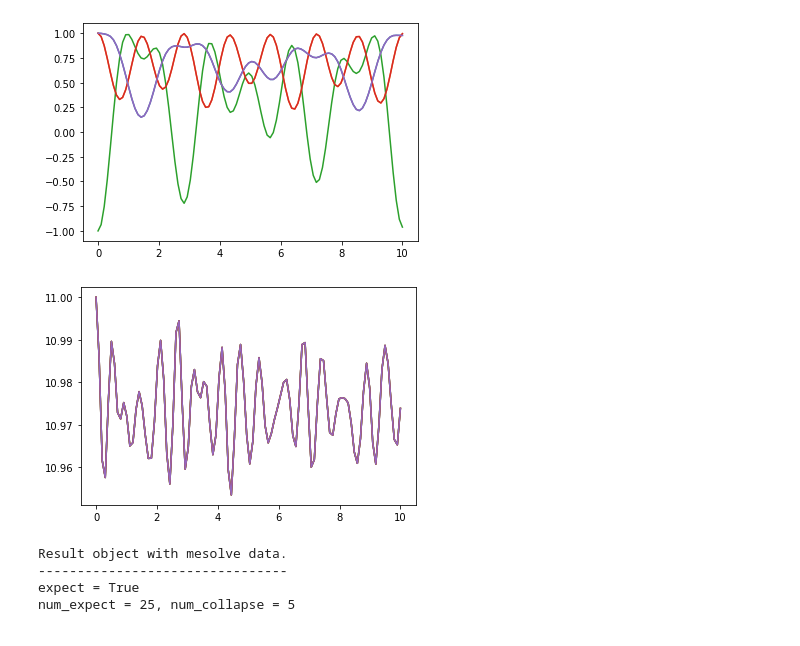
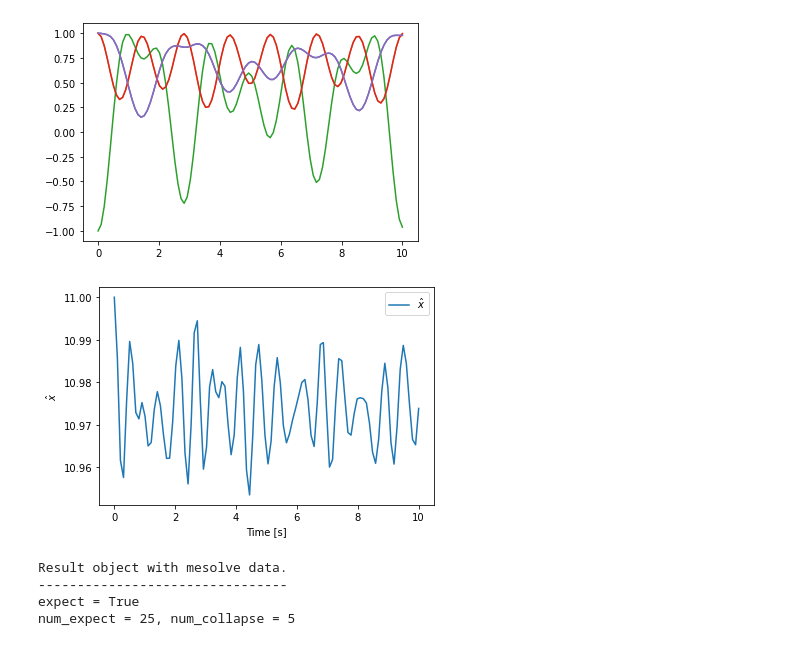
Before and after one commit to tomi-cuentitas/Spin-Chains-, a Jupyter notebook: corr_xop_v._pop_Heisenberg_chain.ipynb, the cells around one changed output. Cells and saved outputs as stored; diff of their text form; code cells hidden in the pictures.

```diff
--- a/corr_xop_v._pop_Heisenberg_chain.ipynb
+++ b/corr_xop_v._pop_Heisenberg_chain.ipynb
@@ -135,15 +139,18 @@ plt.show()
 # %%
 #x_op = sum((.5 + sz_results[i])*i for i in range(N))
 
 x_op_expt = sum((.5 + sz_results[i]) * i for i in range(N))
 
+
 fig,ax = plt.subplots()
+ax.plot(tlist, x_op_expt, label=r'$\hat{x}$')
 
-for n in range(N):
-    ax.plot(tlist, x_op_expt)
+ax.legend(loc=0)
+ax.set_xlabel(r'Time [s]')
+ax.set_ylabel(r'$\hat{x}$')
 plt.show()
 # %% [output]
-[figure, old version]
+[figure, new version]
 # %%
 x_op = sum((.5 + sz_list[i])*i for i in range(N))
 
```
Also changed, not shown: parts of 2 cells of this notebook.
